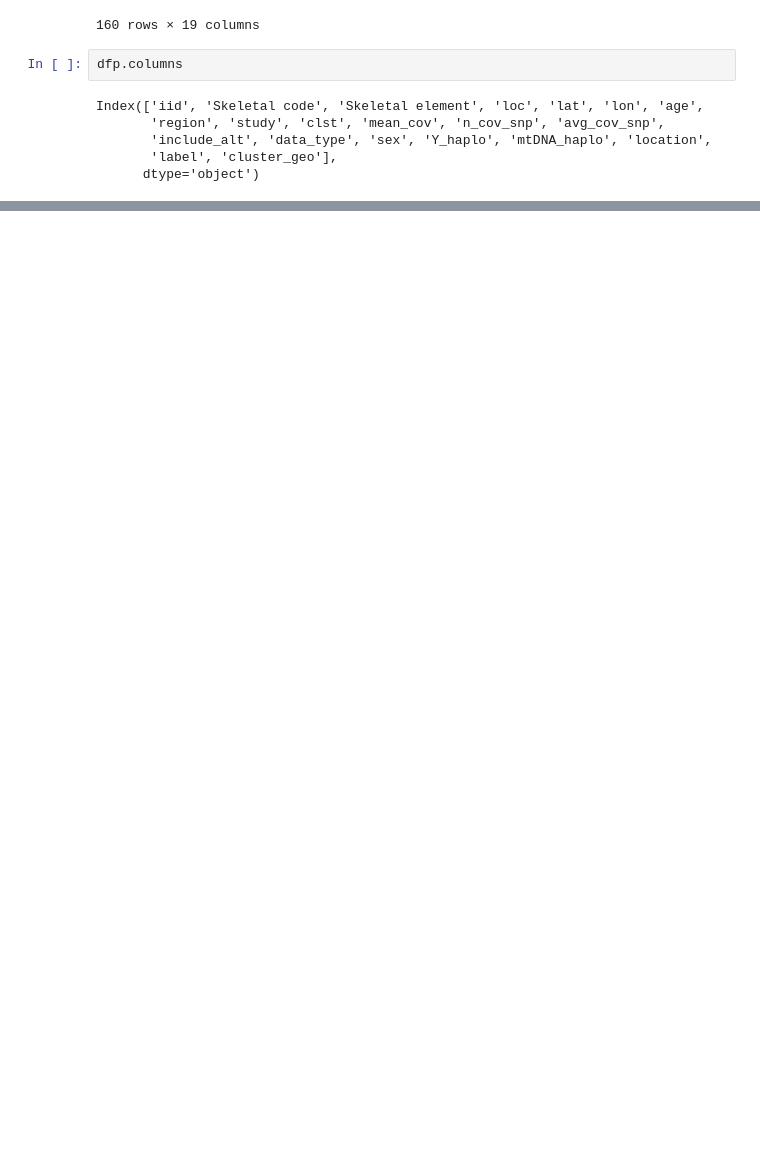
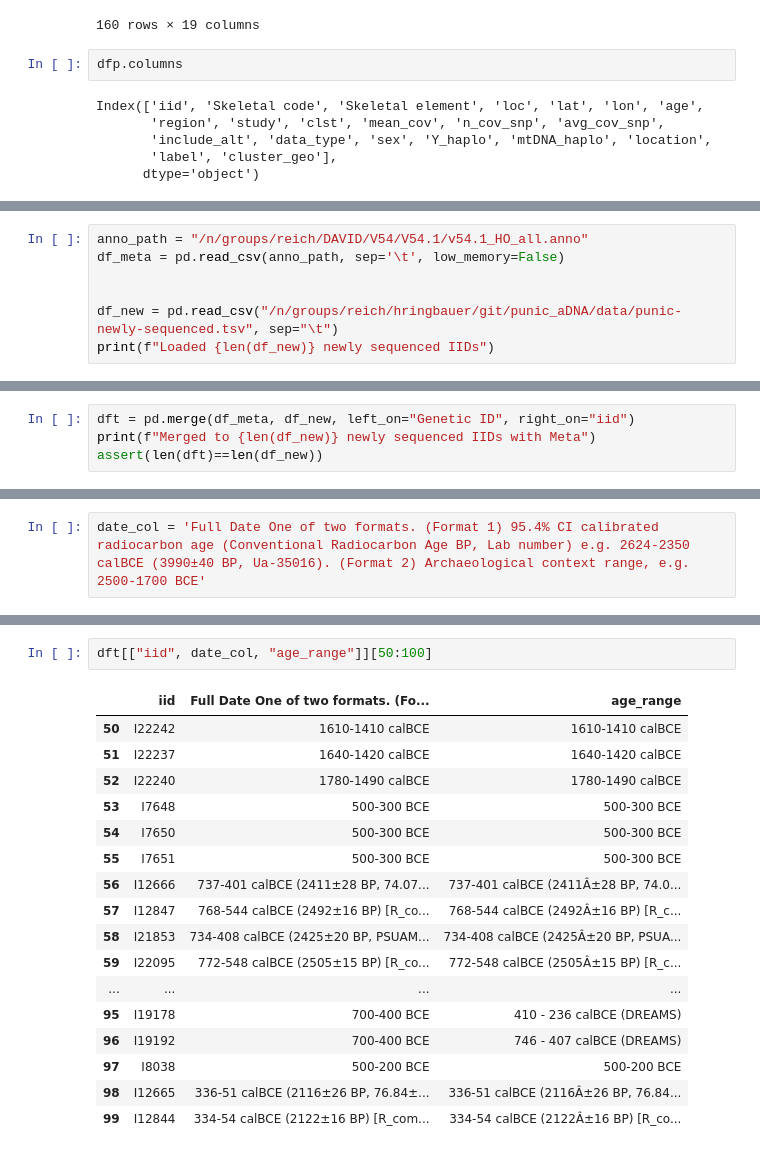
Before and after one commit to hringbauer/punic_aDNA, a Jupyter notebook: notebooks/prep_meta/prep_meta.v54.1.ipynb, the cells around one changed output, grey strips where cells are left out. Cells and saved outputs as stored; diff of their text form; blank space fills up the shorter version.

Commit message:
Punic Update final Meta Table

```diff
--- a/notebooks/prep_meta/prep_meta.v54.1.ipynb
+++ b/notebooks/prep_meta/prep_meta.v54.1.ipynb
@@ -90,0 +93,7 @@ Index(['iid', 'Skeletal code', 'Skeletal element', 'loc', 'lat', 'lon', 'age',
+# %%
+anno_path = "/n/groups/reich/DAVID/V54/V54.1/v54.1_HO_all.anno"
+df_meta = pd.read_csv(anno_path, sep='\t', low_memory=False)
+
+
+df_new = pd.read_csv("/n/groups/reich/hringbauer/git/punic_aDNA/data/punic-newly-sequenced.tsv", sep="\t")
+print(f"Loaded {len(df_new)} newly sequenced IIDs")
@@ -90,0 +102,4 @@ Index(['iid', 'Skeletal code', 'Skeletal element', 'loc', 'lat', 'lon', 'age',
+# %%
+dft = pd.merge(df_meta, df_new, left_on="Genetic ID", right_on="iid")
+print(f"Merged to {len(df_new)} newly sequenced IIDs with Meta")
+assert(len(dft)==len(df_new))
@@ -90,0 +108,2 @@ Index(['iid', 'Skeletal code', 'Skeletal element', 'loc', 'lat', 'lon', 'age',
+# %%
+date_col = 'Full Date One of two formats. (Format 1) 95.4% CI calibrated radiocarbon age (Conventional Radiocarbon Age BP, Lab number) e.g. 2624-2350 calBCE (3990±40 BP, Ua-35016). (Format 2) Archaeological context range, e.g. 2500-1700 BCE'
@@ -90,0 +136,20 @@ Index(['iid', 'Skeletal code', 'Skeletal element', 'loc', 'lat', 'lon', 'age',
+# %%
+dft[["iid", date_col, "age_range"]][50:100]
+# %% [output]
+|  | iid | Full Date One of two formats. (Fo... | age_range |
+| 50 | I22242 | 1610-1410 calBCE | 1610-1410 calBCE |
+| 51 | I22237 | 1640-1420 calBCE | 1640-1420 calBCE |
+| 52 | I22240 | 1780-1490 calBCE | 1780-1490 calBCE |
+| 53 | I7648 | 500-300 BCE | 500-300 BCE |
+| 54 | I7650 | 500-300 BCE | 500-300 BCE |
+| 55 | I7651 | 500-300 BCE | 500-300 BCE |
+| 56 | I12666 | 737-401 calBCE (2411±28 BP, 74.07... | 737-401 calBCE (2411Â±28 BP, 74.0... |
+| 57 | I12847 | 768-544 calBCE (2492±16 BP) [R_co... | 768-544 calBCE (2492Â±16 BP) [R_c... |
+| 58 | I21853 | 734-408 calBCE (2425±20 BP, PSUAM... | 734-408 calBCE (2425Â±20 BP, PSUA... |
+| 59 | I22095 | 772-548 calBCE (2505±15 BP) [R_co... | 772-548 calBCE (2505Â±15 BP) [R_c... |
+| ... | ... | ... | ... |
+| 95 | I19178 | 700-400 BCE | 410 - 236 calBCE (DREAMS) |
+| 96 | I19192 | 700-400 BCE | 746 - 407 calBCE (DREAMS) |
+| 97 | I8038 | 500-200 BCE | 500-200 BCE |
+| 98 | I12665 | 336-51 calBCE (2116±26 BP, 76.84±... | 336-51 calBCE (2116Â±26 BP, 76.84... |
+| 99 | I12844 | 334-54 calBCE (2122±16 BP) [R_com... | 334-54 calBCE (2122Â±16 BP) [R_co... |
```
Also changed, not shown: parts of 7 cells of this notebook, 4 other files.
